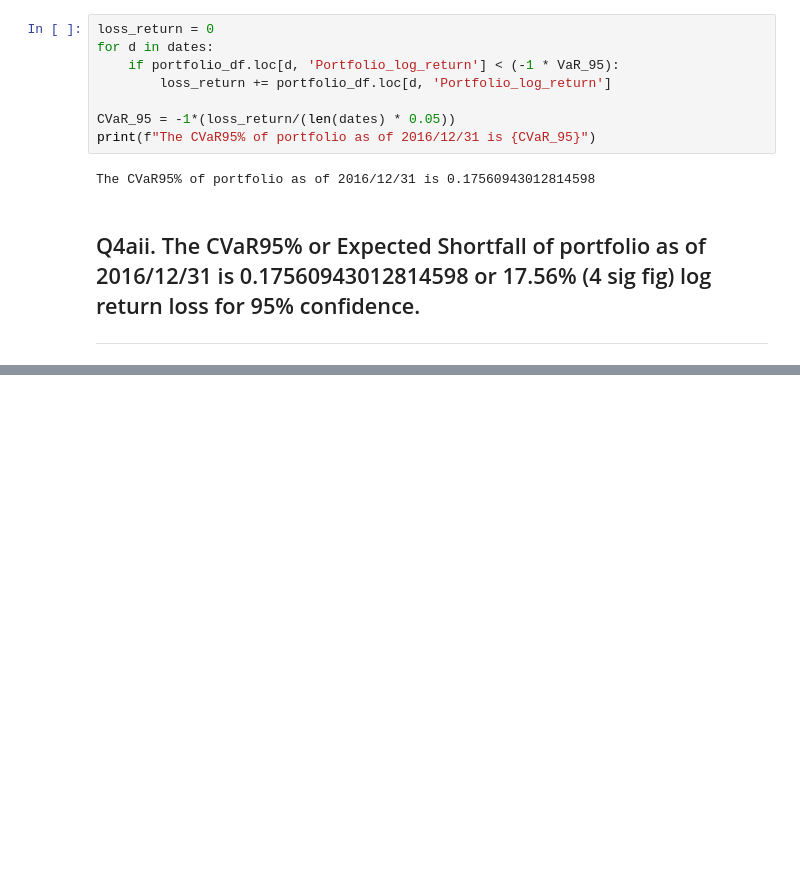
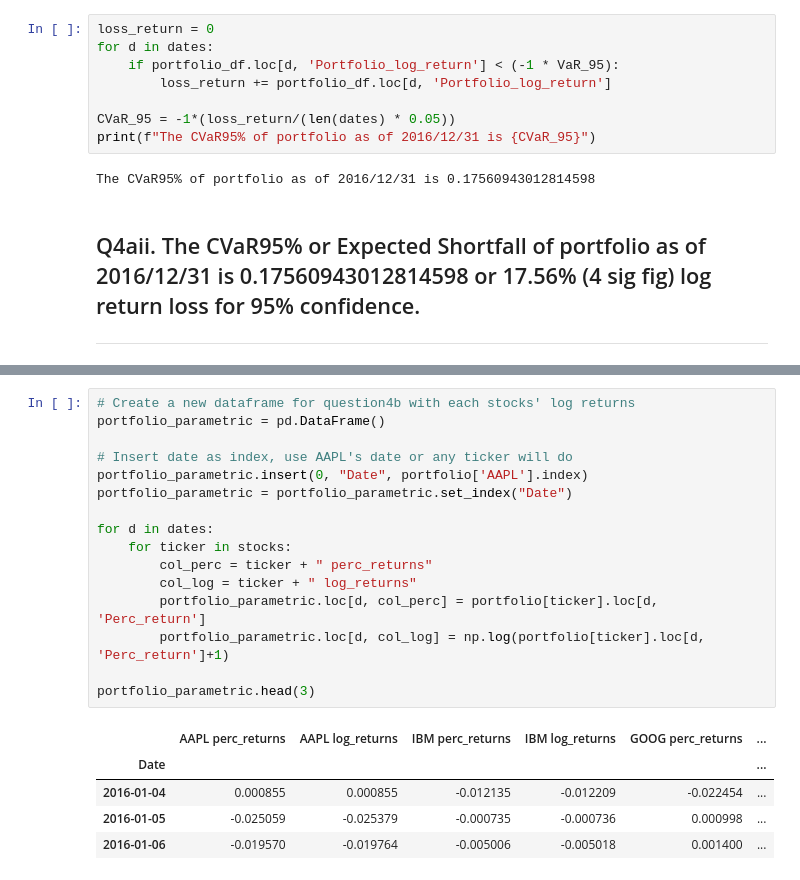
Before and after one commit to yonglert/Treehouse_Finance_test, a Jupyter notebook: Question_4.ipynb, the cells around one changed output, grey strips where cells are left out. Cells and saved outputs as stored; diff of their text form; blank space fills up the shorter version.

```diff
--- a/Question_4.ipynb
+++ b/Question_4.ipynb
@@ -106,0 +113,22 @@ The CVaR95% of portfolio as of 2016/12/31 is 0.17560943012814598
+# %%
+# Create a new dataframe for question4b with each stocks' log returns
+portfolio_parametric = pd.DataFrame()
+
+# Insert date as index, use AAPL's date or any ticker will do
+portfolio_parametric.insert(0, "Date", portfolio['AAPL'].index)
+portfolio_parametric = portfolio_parametric.set_index("Date")
+
+for d in dates:
+    for ticker in stocks:
+        col_perc = ticker + " perc_returns"
+        col_log = ticker + " log_returns"
+        portfolio_parametric.loc[d, col_perc] = portfolio[ticker].loc[d, 'Perc_return']
+        portfolio_parametric.loc[d, col_log] = np.log(portfolio[ticker].loc[d, 'Perc_return']+1)
+
+portfolio_parametric.head(3)
+# %% [output]
+|  | AAPL perc_returns | AAPL log_returns | IBM perc_returns | IBM log_returns | GOOG perc_returns | ... |
+| Date |  |  |  |  |  | ... |
+| 2016-01-04 | 0.000855 | 0.000855 | -0.012135 | -0.012209 | -0.022454 | ... |
+| 2016-01-05 | -0.025059 | -0.025379 | -0.000735 | -0.000736 | 0.000998 | ... |
+| 2016-01-06 | -0.019570 | -0.019764 | -0.005006 | -0.005018 | 0.001400 | ... |
```
Also changed, not shown: parts of 12 cells of this notebook.
